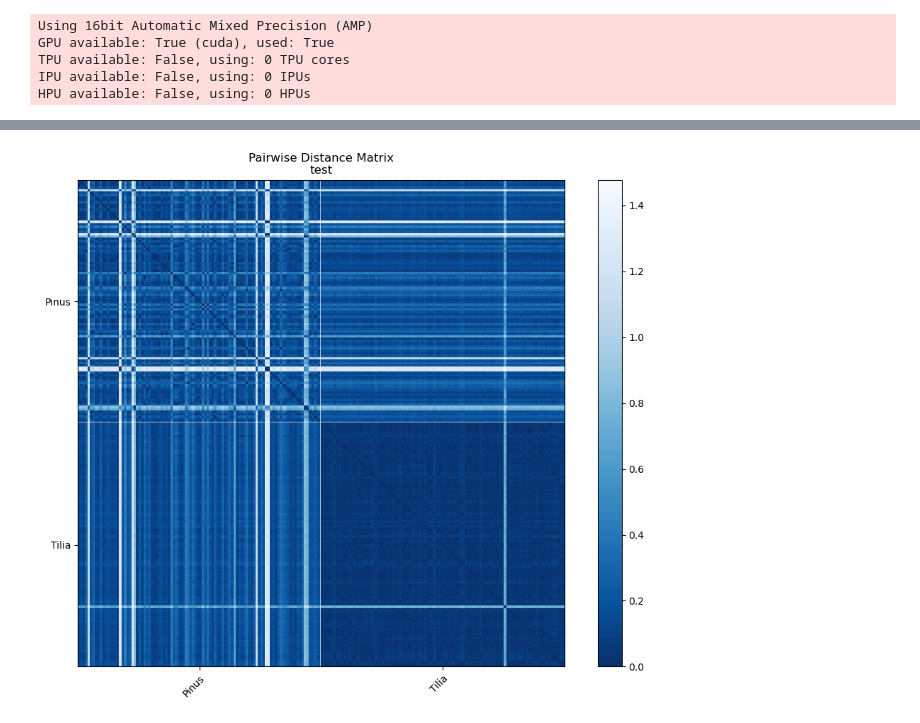
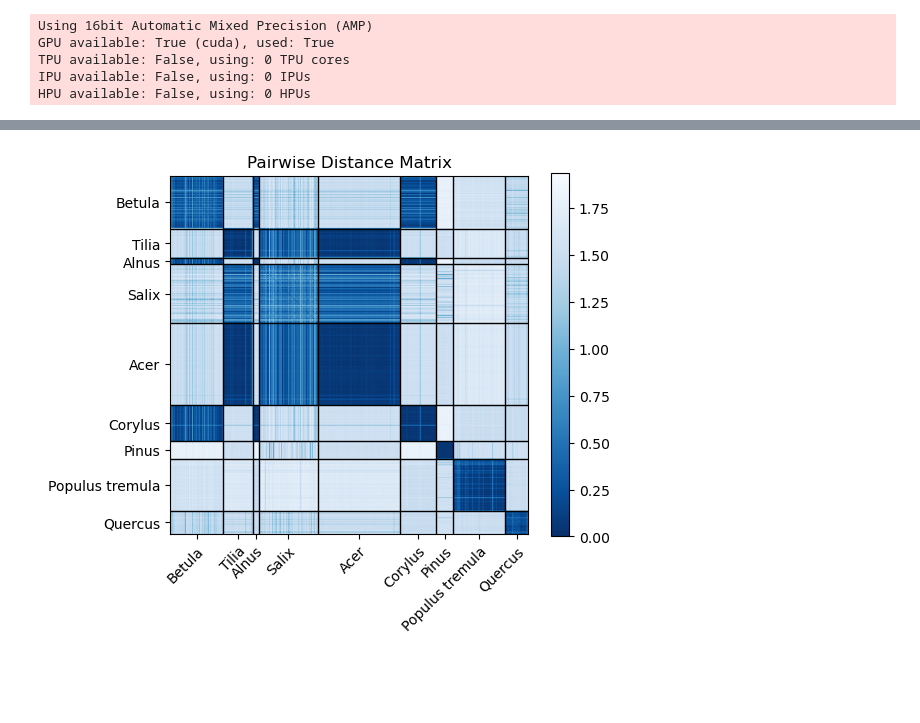
Before and after one commit to Digiratory/Pollen-Analyzer, a Jupyter notebook: Classification/Classification-baseline.ipynb, the cells around one changed output, grey strips where cells are left out. Cells and saved outputs as stored; diff of their text form; code cells hidden in the pictures; blank space fills up the shorter version.

Commit message:
feat: add classification to model, metrics

```diff
--- a/Classification/Classification-baseline.ipynb
+++ b/Classification/Classification-baseline.ipynb
@@ -394,5 +421,5 @@ LOCAL_RANK: 0 - CUDA_VISIBLE_DEVICES: [0]
 # %%
-checkpoint_path = "/home/jovyan/git/Pollen-Analyzer/Classification/history/checkpoint-epoch=34-val_loss=0.02.ckpt"
+checkpoint_path = "/home/jovyan/git/Pollen-Analyzer/Classification/history/checkpoint-epoch=19-val_loss=0.58.ckpt"
 model = PollenEmbedingsModule.load_from_checkpoint(checkpoint_path)
 # %%
 model.eval()
@@ -437,13 +503,22 @@ def plot_matrix(embeddings_list: list, labels_list: list, subtitle: str=None, ax
+# %%
+def process_data(model, loaders_list: list):
+    embeddings_data = []
+    labels_data_str = []
+    pred_label_data = []
+    label_data = []
+    step = 0
+    class_names_dict = OrderedDict()
+    current_index = 0
+    updater = lambda t: t + step
+    for loader in tqdm(loaders_list):
+        all_embeddings, all_labels, current_index, pred_label_data, label_data = process_loader(model, loader, class_names_dict, current_index, step, pred_label_data, label_data)
+        embeddings_data.append(all_embeddings)
+        labels_data_str.append(all_labels)
+        step += np.unique(all_labels).size
+        del all_embeddings
+        del all_labels
+    class_names = [k for k, _ in sorted(class_names_dict.items(), key=lambda item: item[1])]
+    return embeddings_data, labels_data_str, pred_label_data, label_data, class_names
 # %%
-loaders_list = [test_loader, val_loader, training_loader]
-all_embeddings = []
-all_labels = []
-with torch.no_grad():
-    for loader in loaders_list:
-        for batch in tqdm(loader):
-            imgs, _, _, labels = batch
-            imgs = imgs.cuda()
-            embeddings = model(imgs)
-            all_embeddings.append(embeddings.cpu())
-            all_labels.extend(labels)
-all_embeddings = torch.cat(all_embeddings, dim=0).cpu().numpy()
+loaders_list = [test_loader, val_loader, train_loader]
+embeddings_data, labels_data_str, pred_label_data, label_data, class_names = process_data(model, loaders_list)
@@ -467,4 +525,4 @@ all_embeddings = torch.cat(all_embeddings, dim=0).cpu().numpy()
-# %%
-plot_matrix(all_embeddings, all_labels, 'test')
-# %% [output]
-[figure, removed]
+# %%
+plot_matrix(embeddings_data, labels_data_str)
+# %% [output]
+[figure, added]
```
Also changed, not shown: parts of 20 cells of this notebook.
